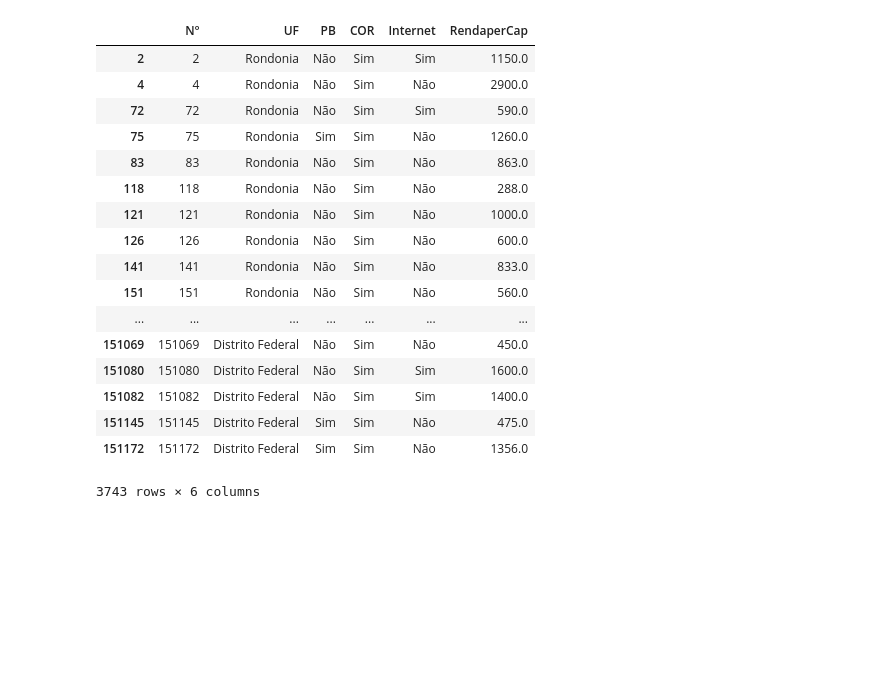
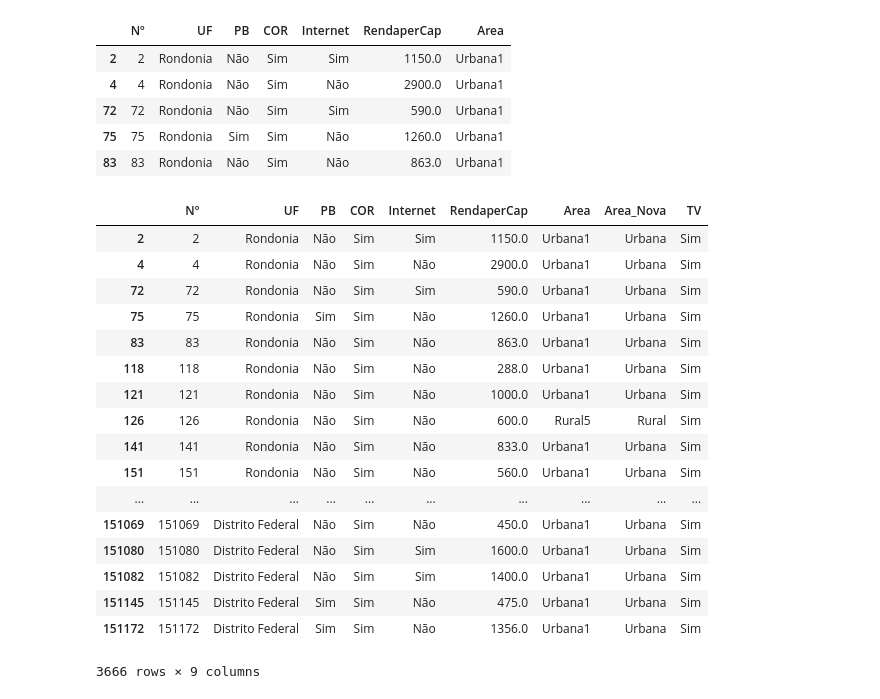
Before and after one commit to Ligeiro13/CD, a Jupyter notebook: Projeto 1 (light).ipynb, the cells around one changed output. Saved outputs shown, nothing was run; the diff lists cells and outputs as text; code cells hidden in the pictures; blank space fills up the shorter version.

```diff
--- a/Projeto 1 (light).ipynb
+++ b/Projeto 1 (light).ipynb
@@ -2,60 +2,51 @@
 %matplotlib inline
 import pandas as pd
 import matplotlib.pyplot as plt
+import math
 import os
 
+#PERGUNTA: como a renda per capta influência no acesso a Internet doméstica e a TV nas areas rurais e urbana?
 
 #OBJETIVO: Entender como a renda per capta influência no acesso a Internet e a TV
 
 
-
-
-
-novo_dados = pd.read_csv("resumo.csv", sep= ',')
+novo_dados = pd.read_csv("resumo2.csv", sep= ',')
 #tirando os null
 novo_dados = novo_dados[pd.notnull(novo_dados.UF)&pd.notnull(novo_dados.V0227)]
 #criando o DataFrame
 novo_dados = pd.DataFrame(novo_dados)
 #mudando os nomes das colunas
-novo_dados.columns = ["Nº","UF", "PB","COR","Internet","RendaperCap"]
+novo_dados.columns = ["Nº","UF", "PB","COR","Internet","RendaperCap", "Area"]
 #Criando Categorias
 novo_dados.UF = novo_dados.UF.astype('category')
 novo_dados.PB = novo_dados.PB.astype('category')
 novo_dados.COR = novo_dados.COR.astype('category')
 novo_dados.Internet = novo_dados.Internet.astype('category')
+novo_dados.Area = novo_dados.Area.astype('category')
 novo_dados.RendaperCap = novo_dados.RendaperCap.astype('float')
-
+#tirar o valor absurdo de 99999999 da renda per cap
+novo_dados = novo_dados[novo_dados.RendaperCap != 999999999999]
 
 #mudando rotulos categoricos
 novo_dados.UF.cat.categories = ("Rondonia","Acre","Amazonas","Roraima", \
 "Pará","Amapá", "Tocantins", "Maranhão", "Piauí", "Ceará","Rio Grande do Norte","Paraíba", \
 "Pernambuco","Alagoas","Sergipe","Bahia","Minas Gerais","Espírito Santo","Rio de Janeiro",\
 "São Paulo","Paraná","Santa Catarina","Rio Grande do Sul","Mato Grosso do Sul","Mato Grosso","Goiás","Distrito Federal")
 novo_dados.PB.cat.categories = ("Sim","Não")
 novo_dados.COR.cat.categories = ("Sim")
 novo_dados.Internet.cat.categories = ("Sim", "Não")
+novo_dados.Area.cat.categories = ["Urbana1","Urbana2","Urbana3","Rural1","Rural2","Rural3","Rural4","Rural5"]
 
 
 #novo_dados.Internet.value_counts()
 #novo_dados.PB.value_counts()
 
-novo_dados
+
+novo_dados.head()
 # %% [output]
-|  | Nº | UF | PB | COR | Internet | RendaperCap |
-| 2 | 2 | Rondonia | Não | Sim | Sim | 1150.0 |
-| 4 | 4 | Rondonia | Não | Sim | Não | 2900.0 |
-| 72 | 72 | Rondonia | Não | Sim | Sim | 590.0 |
-| 75 | 75 | Rondonia | Sim | Sim | Não | 1260.0 |
-| 83 | 83 | Rondonia | Não | Sim | Não | 863.0 |
-| 118 | 118 | Rondonia | Não | Sim | Não | 288.0 |
-| 121 | 121 | Rondonia | Não | Sim | Não | 1000.0 |
-| 126 | 126 | Rondonia | Não | Sim | Não | 600.0 |
-| 141 | 141 | Rondonia | Não | Sim | Não | 833.0 |
-| 151 | 151 | Rondonia | Não | Sim | Não | 560.0 |
-| ... | ... | ... | ... | ... | ... | ... |
-| 151069 | 151069 | Distrito Federal | Não | Sim | Não | 450.0 |
-| 151080 | 151080 | Distrito Federal | Não | Sim | Sim | 1600.0 |
-| 151082 | 151082 | Distrito Federal | Não | Sim | Sim | 1400.0 |
-| 151145 | 151145 | Distrito Federal | Sim | Sim | Não | 475.0 |
-| 151172 | 151172 | Distrito Federal | Sim | Sim | Não | 1356.0 |
+|  | Nº | UF | PB | COR | Internet | RendaperCap | Area |
+| 2 | 2 | Rondonia | Não | Sim | Sim | 1150.0 | Urbana1 |
+| 4 | 4 | Rondonia | Não | Sim | Não | 2900.0 | Urbana1 |
+| 72 | 72 | Rondonia | Não | Sim | Sim | 590.0 | Urbana1 |
+| 75 | 75 | Rondonia | Sim | Sim | Não | 1260.0 | Urbana1 |
+| 83 | 83 | Rondonia | Não | Sim | Não | 863.0 | Urbana1 |
-3743 rows × 6 columns
@@ -61,0 +67,21 @@ novo_dados
+# %%
+novo_dados
+# %% [output]
+|  | Nº | UF | PB | COR | Internet | RendaperCap | Area | Area_Nova | TV |
+| 2 | 2 | Rondonia | Não | Sim | Sim | 1150.0 | Urbana1 | Urbana | Sim |
+| 4 | 4 | Rondonia | Não | Sim | Não | 2900.0 | Urbana1 | Urbana | Sim |
+| 72 | 72 | Rondonia | Não | Sim | Sim | 590.0 | Urbana1 | Urbana | Sim |
+| 75 | 75 | Rondonia | Sim | Sim | Não | 1260.0 | Urbana1 | Urbana | Sim |
+| 83 | 83 | Rondonia | Não | Sim | Não | 863.0 | Urbana1 | Urbana | Sim |
+| 118 | 118 | Rondonia | Não | Sim | Não | 288.0 | Urbana1 | Urbana | Sim |
+| 121 | 121 | Rondonia | Não | Sim | Não | 1000.0 | Urbana1 | Urbana | Sim |
+| 126 | 126 | Rondonia | Não | Sim | Não | 600.0 | Rural5 | Rural | Sim |
+| 141 | 141 | Rondonia | Não | Sim | Não | 833.0 | Urbana1 | Urbana | Sim |
+| 151 | 151 | Rondonia | Não | Sim | Não | 560.0 | Urbana1 | Urbana | Sim |
+| ... | ... | ... | ... | ... | ... | ... | ... | ... | ... |
+| 151069 | 151069 | Distrito Federal | Não | Sim | Não | 450.0 | Urbana1 | Urbana | Sim |
+| 151080 | 151080 | Distrito Federal | Não | Sim | Sim | 1600.0 | Urbana1 | Urbana | Sim |
+| 151082 | 151082 | Distrito Federal | Não | Sim | Sim | 1400.0 | Urbana1 | Urbana | Sim |
+| 151145 | 151145 | Distrito Federal | Sim | Sim | Não | 475.0 | Urbana1 | Urbana | Sim |
+| 151172 | 151172 | Distrito Federal | Sim | Sim | Não | 1356.0 | Urbana1 | Urbana | Sim |
+3666 rows × 9 columns
```
Also changed, not shown: parts of 10 cells of this notebook, 2 other files.
